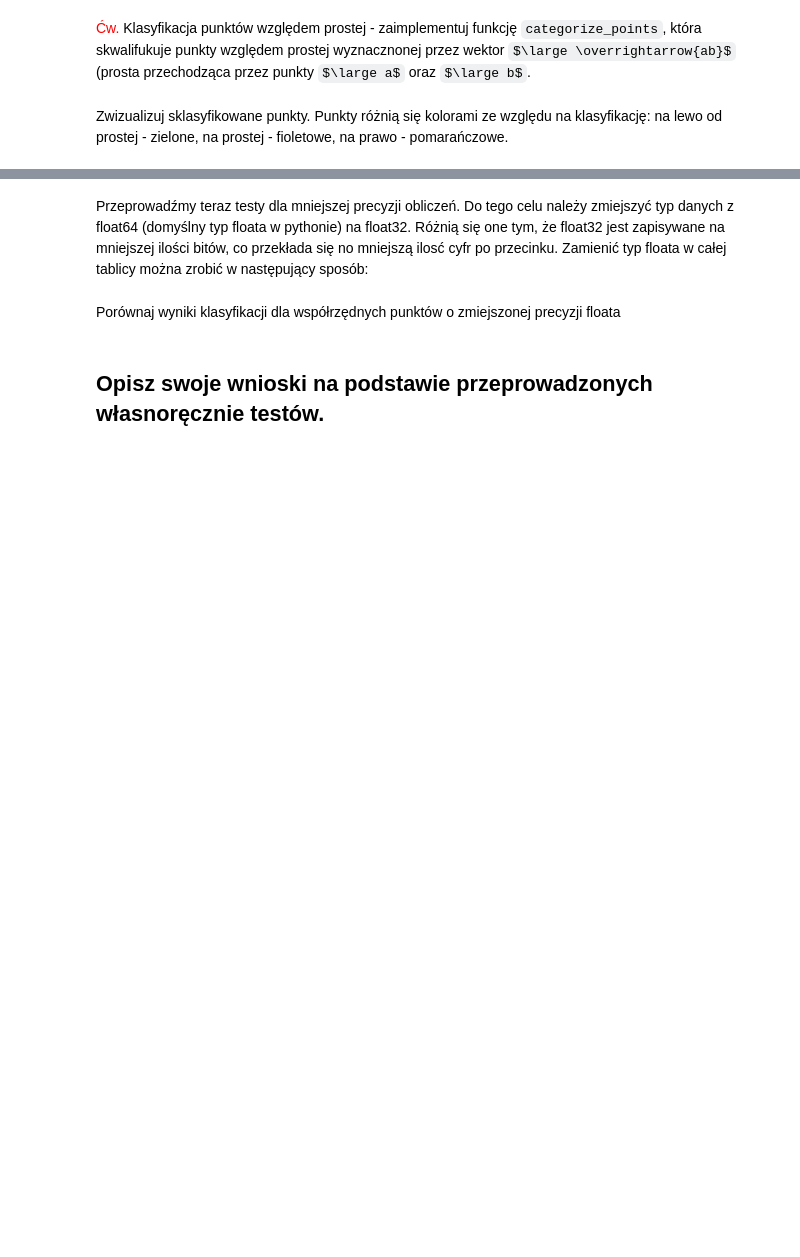
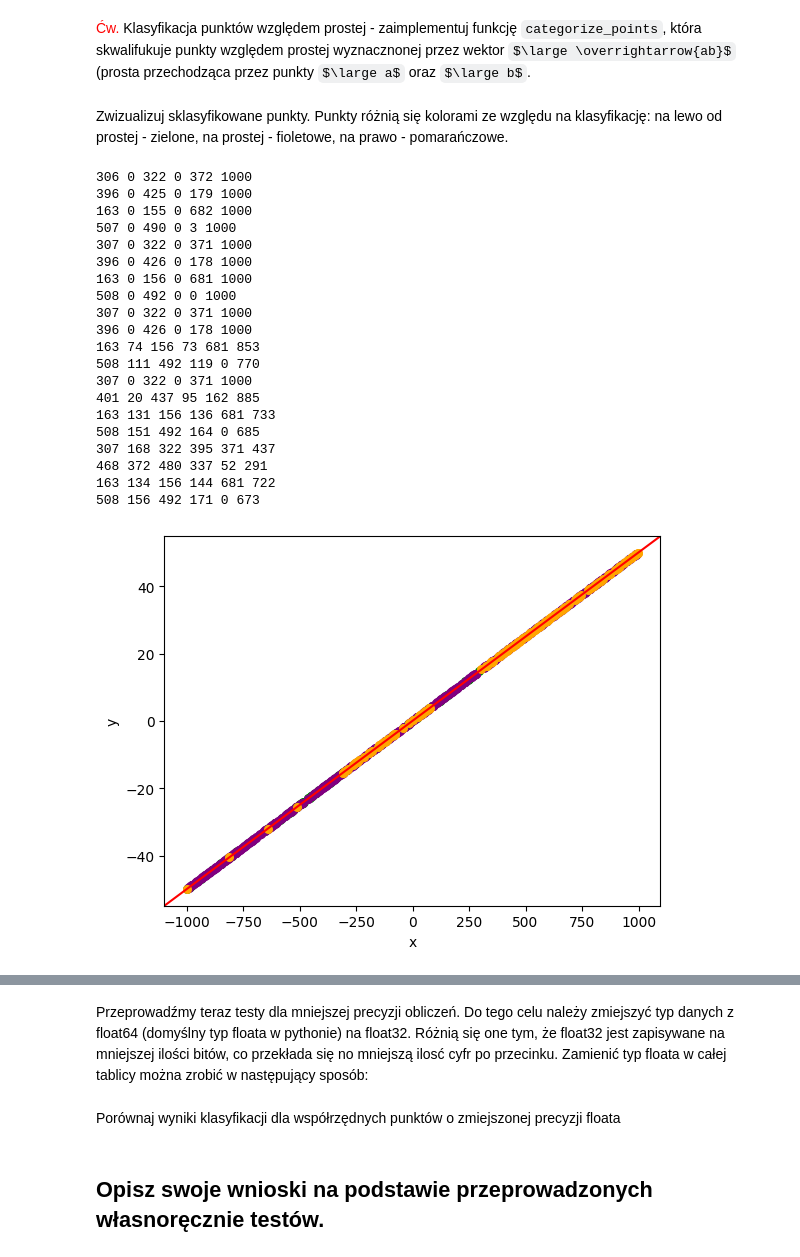
Before and after one commit to mistrzegiptu/Algorytmy-Geometryczne, a Jupyter notebook: bitalg/lab1/main.ipynb, the cells around one changed output, grey strips where cells are left out. Saved outputs shown, nothing was run; the diff lists cells and outputs as text; code cells hidden in the pictures; some formulas as TeX source; blank space fills up the shorter version.

````diff
--- a/bitalg/lab1/main.ipynb
+++ b/bitalg/lab1/main.ipynb
@@ -212,7 +244,8 @@ def mat_det_3x3_lib(a, b, c):
     :param c: krotka współrzędnych (x, y) punktu, którego położenie względem prostej chcemy znaleźć
     :return: wartość wyznacznika macierzy
     """
-    raise Exception("Unimplemented")
+    matrix = [[a[0], a[1], 1], [b[0], b[1], 1], [c[0], c[1], 1]]
+    return np.linalg.det(matrix)
 # %% [markdown]
 Uzupełnij funkcje ```mat_det_2x2```
 # %%
@@ -224,7 +257,7 @@ def mat_det_2x2(a, b, c):
     :param c: krotka współrzędnych (x, y) punktu, którego położenie względem prostej chcemy znaleźć
     :return: wartość wyznacznika macierzy
     """
-    raise Exception("Unimplemented")
+    return (a[0]-c[0]) * (b[1]-c[1]) - (a[1]-c[1]) * (b[0]-c[0])
 # %% [markdown]
 Uzupełnij funkcję ```mat_det_2x2_lib```, ale tym razem wykorzystaj dowolną funckję biblioteczną do obliczenia wyznacznika
 # %%
@@ -236,7 +269,8 @@ def mat_det_2x2_lib(a, b, c):
     :param c: krotka współrzędnych (x, y) punktu, którego położenie względem prostej chcemy znaleźć
     :return: wartość wyznacznika macierzy
     """
-    raise Exception("Unimplemented")
+    matrix = [[a[0] - c[0], a[1] - c[1]], [b[0] - c[0], b[1] - c[1]]]
+    return np.linalg.det(matrix)
 # %% [markdown]
 Przetestujmy napisane powyżej funkcje.
 # %%
@@ -253,9 +293,53 @@ def categorize_points(points, a, b, mat_det_func, eps):
     :param eps: epsilon - jak blisko wyznacznik macierzy ma być blisko zera, aby uznać punkt za leżący na prostej
     :return: 3 tablice zawierające kolejno zbiory punktów: leżące na lewo od prostej, leżące na prostej, leżące na prawo od prostek
     """
-    raise Exception("Unimplemented")
+    left, onLine, right = [], [], []
+    for point in points:
+        if(mat_det_func(a, b, point) > eps):
+            left.append(point)
+        elif(mat_det_func(a, b, point) < -eps):
+            right.append(point)
+        else:
+            onLine.append(point)
+
+    return left, onLine, right
 # %%
 a = (-1.0, 0.0)
 b = (1.0, 0.1)
 # %% [markdown]
 Zwizualizuj sklasyfikowane punkty. Punkty różnią się kolorami ze względu na klasyfikację: na lewo od prostej - zielone, na prostej - fioletowe, na prawo - pomarańczowe.
+# %%
+tolerances = [10**-8, 10**-10, 10**-12, 10**-14, 0]
+functions = [mat_det_3x3, mat_det_3x3_lib, mat_det_2x2, mat_det_2x2_lib]
+points = points_d
+
+for tolerance in tolerances:
+    for fun in functions:
+        classified_points_left,classified_points_mid,classified_points_right = categorize_points((points), a, b, fun, tolerance)
+        classified_points_left_32,classified_points_mid_32,classified_points_right_32 = categorize_points(np.float32(points), a, b, fun, tolerance)
+        print(len(classified_points_left_32), len(classified_points_left), len(classified_points_right_32), len(classified_points_right), len(classified_points_mid_32), len(classified_points_mid))
+
+draw_line(classified_points_left, classified_points_mid, classified_points_right)
+draw_line(classified_points_left_32, classified_points_mid_32, classified_points_right_32)
+# %% [output]
+306 0 322 0 372 1000
+396 0 425 0 179 1000
+163 0 155 0 682 1000
+507 0 490 0 3 1000
+307 0 322 0 371 1000
+396 0 426 0 178 1000
+163 0 156 0 681 1000
+508 0 492 0 0 1000
+307 0 322 0 371 1000
+396 0 426 0 178 1000
+163 74 156 73 681 853
+508 111 492 119 0 770
+307 0 322 0 371 1000
+401 20 437 95 162 885
+163 131 156 136 681 733
+508 151 492 164 0 685
+307 168 322 395 371 437
+468 372 480 337 52 291
+163 134 156 144 681 722
+508 156 492 171 0 673
+[figure, added]
````
Also changed, not shown: parts of 20 cells of this notebook, 4 other files.
